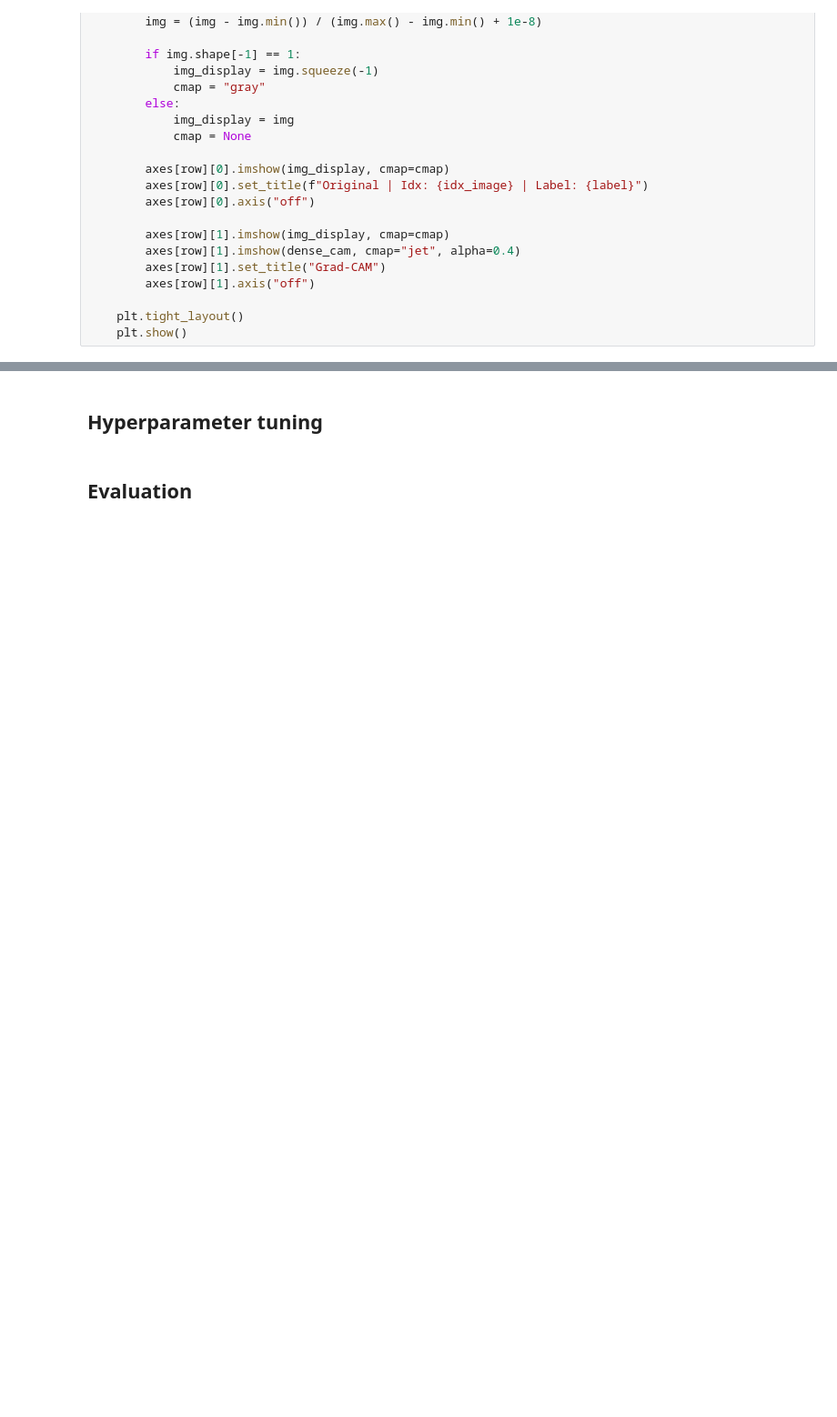
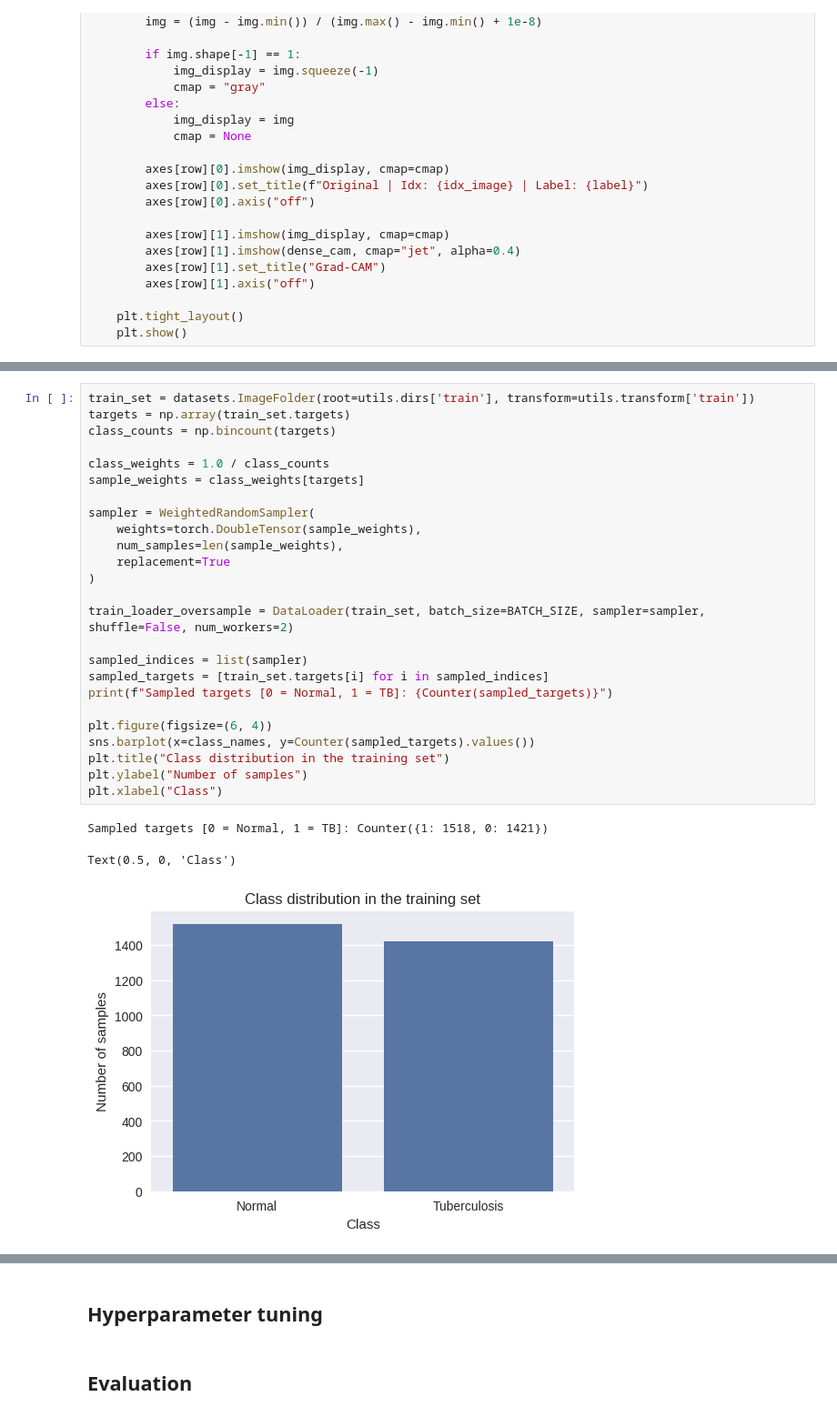
Before and after one commit to pfs26/merit-aih-xray, a Jupyter notebook: main.ipynb, the cells around one changed output, grey strips where cells are left out. Shown at 91% size. Cells and saved outputs as stored; diff of their text form; blank space fills up the shorter version.

```diff
--- a/main.ipynb
+++ b/main.ipynb
@@ -679,0 +742,29 @@ This idea is to discover which technique works best for our dataset, and if it i
+# %%
+train_set = datasets.ImageFolder(root=utils.dirs['train'], transform=utils.transform['train'])
+targets = np.array(train_set.targets)
+class_counts = np.bincount(targets)
+
+class_weights = 1.0 / class_counts
+sample_weights = class_weights[targets]
+
+sampler = WeightedRandomSampler(
+    weights=torch.DoubleTensor(sample_weights),
+    num_samples=len(sample_weights),
+    replacement=True
+)
+
+train_loader_oversample = DataLoader(train_set, batch_size=BATCH_SIZE, sampler=sampler, shuffle=False, num_workers=2)
+
+sampled_indices = list(sampler)
+sampled_targets = [train_set.targets[i] for i in sampled_indices]
+print(f"Sampled targets [0 = Normal, 1 = TB]: {Counter(sampled_targets)}")
+
+plt.figure(figsize=(6, 4))
+sns.barplot(x=class_names, y=Counter(sampled_targets).values())
+plt.title("Class distribution in the training set")
+plt.ylabel("Number of samples")
+plt.xlabel("Class")
+# %% [output]
+Sampled targets [0 = Normal, 1 = TB]: Counter({1: 1518, 0: 1421})
+Text(0.5, 0, 'Class')
+[figure, added]
```
Also changed, not shown: parts of 39 cells of this notebook.
